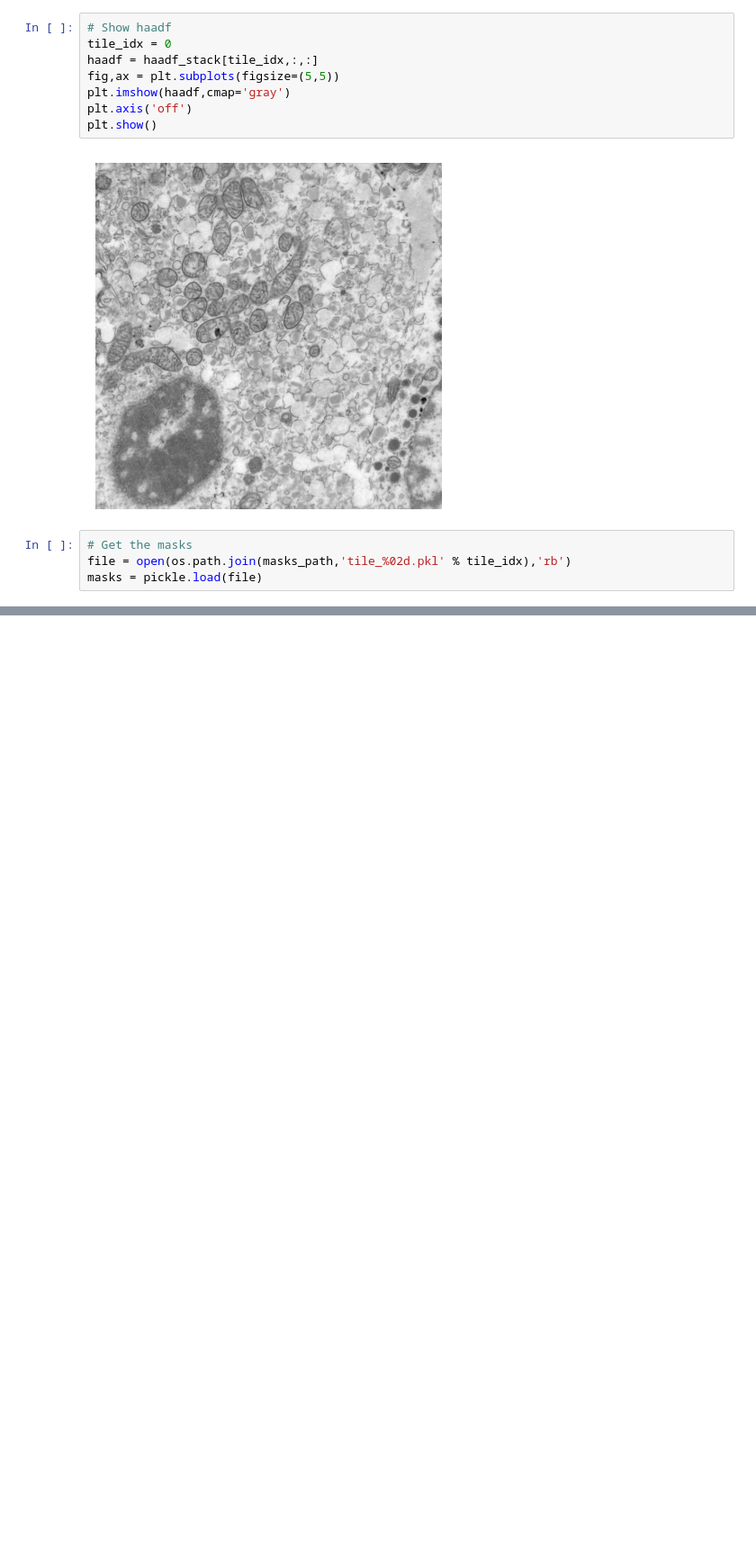
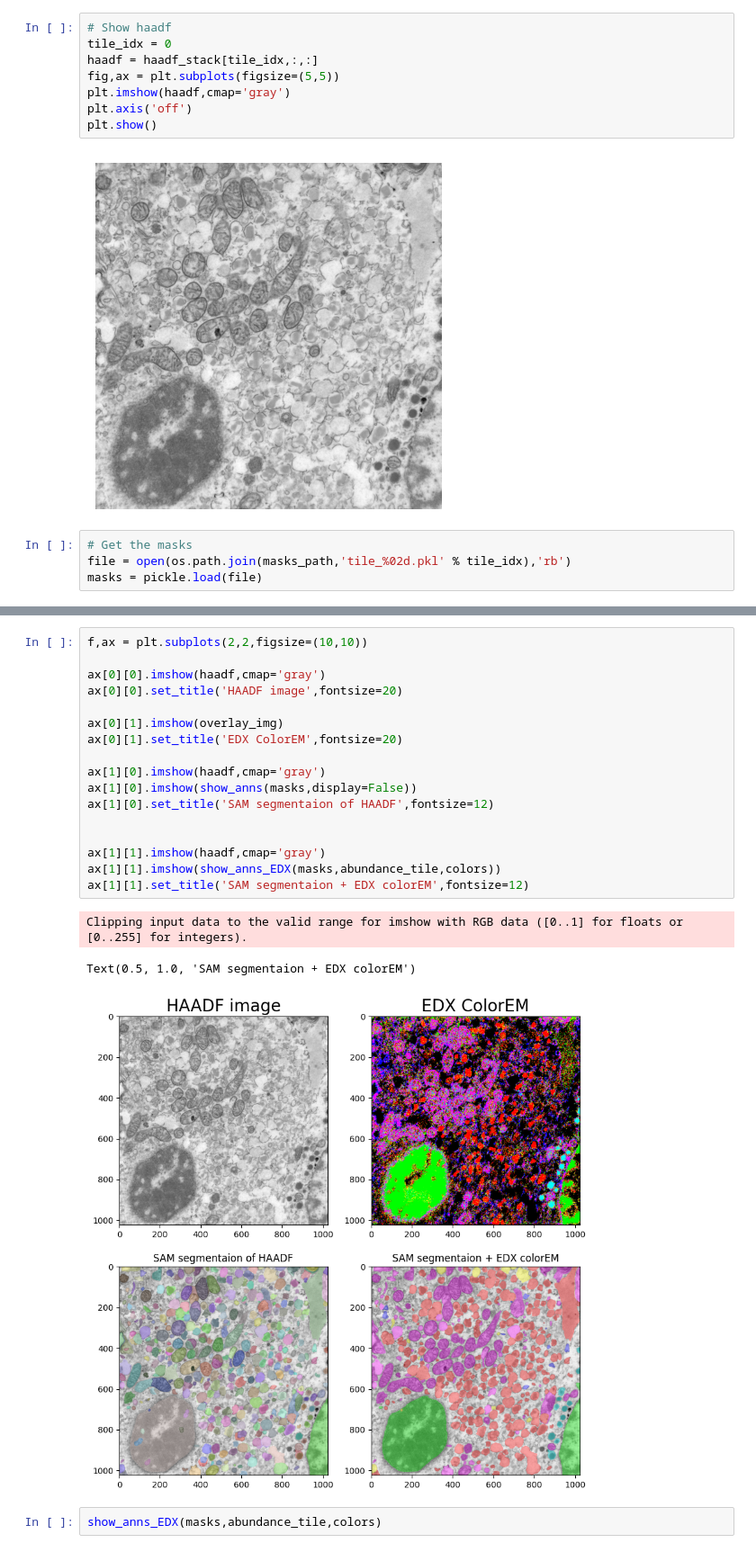
Before and after one commit to amjams/Identify, a Jupyter notebook: scripts/data_analysis/segmentation/demo_sam_and_edx.ipynb, the cells around one changed output, grey strips where cells are left out. Shown at 90% size. Cells and saved outputs as stored; diff of their text form; blank space fills up the shorter version.

```diff
--- a/scripts/data_analysis/segmentation/demo_sam_and_edx.ipynb
+++ b/scripts/data_analysis/segmentation/demo_sam_and_edx.ipynb
@@ -91,0 +114,23 @@ abundance_tile = abundances[[0,1,4,5,8],:,:,1]
+# %%
+f,ax = plt.subplots(2,2,figsize=(10,10))
+
+ax[0][0].imshow(haadf,cmap='gray')
+ax[0][0].set_title('HAADF image',fontsize=20)
+
+ax[0][1].imshow(overlay_img)
+ax[0][1].set_title('EDX ColorEM',fontsize=20)
+
+ax[1][0].imshow(haadf,cmap='gray')
+ax[1][0].imshow(show_anns(masks,display=False))
+ax[1][0].set_title('SAM segmentaion of HAADF',fontsize=12)
+
+
+ax[1][1].imshow(haadf,cmap='gray')
+ax[1][1].imshow(show_anns_EDX(masks,abundance_tile,colors))
+ax[1][1].set_title('SAM segmentaion + EDX colorEM',fontsize=12)
+# %% [output]
+Clipping input data to the valid range for imshow with RGB data ([0..1] for floats or [0..255] for integers).
+Text(0.5, 1.0, 'SAM segmentaion + EDX colorEM')
+[figure, added]
+# %%
+show_anns_EDX(masks,abundance_tile,colors)
```
Also changed, not shown: parts of 7 cells of this notebook, 1 other file.
